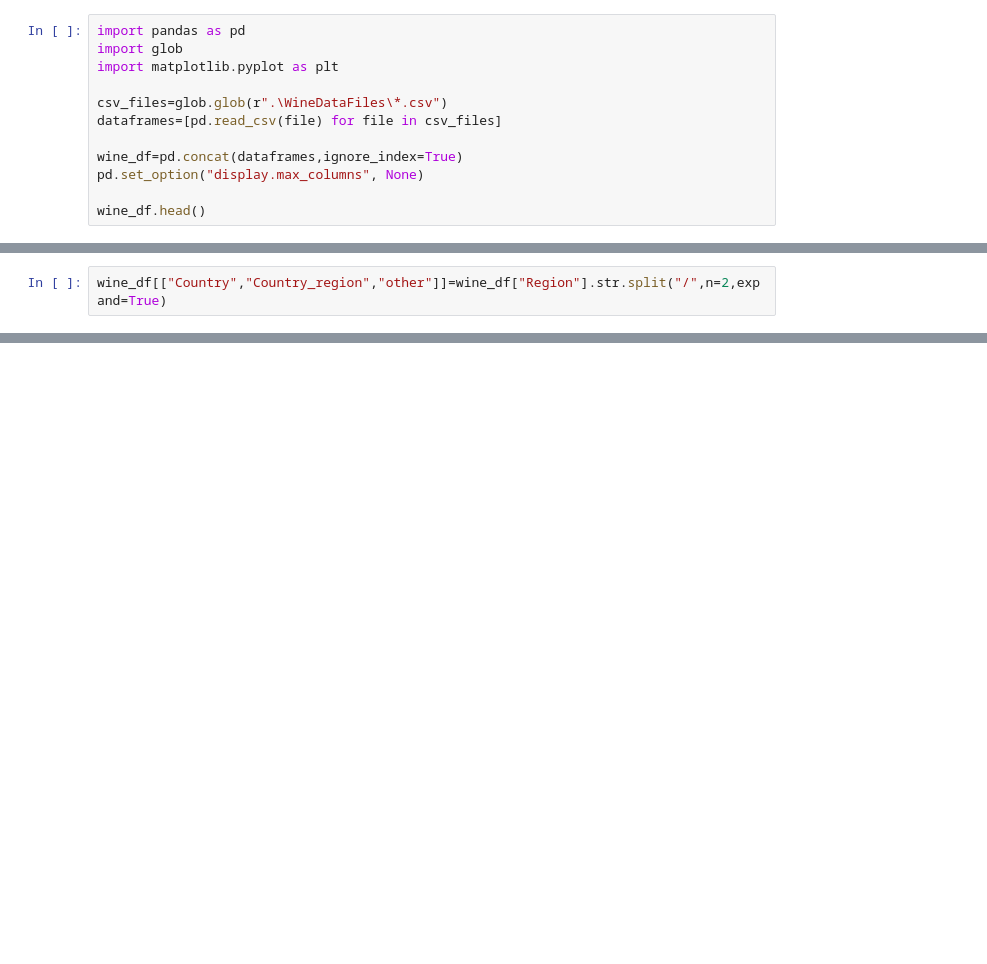
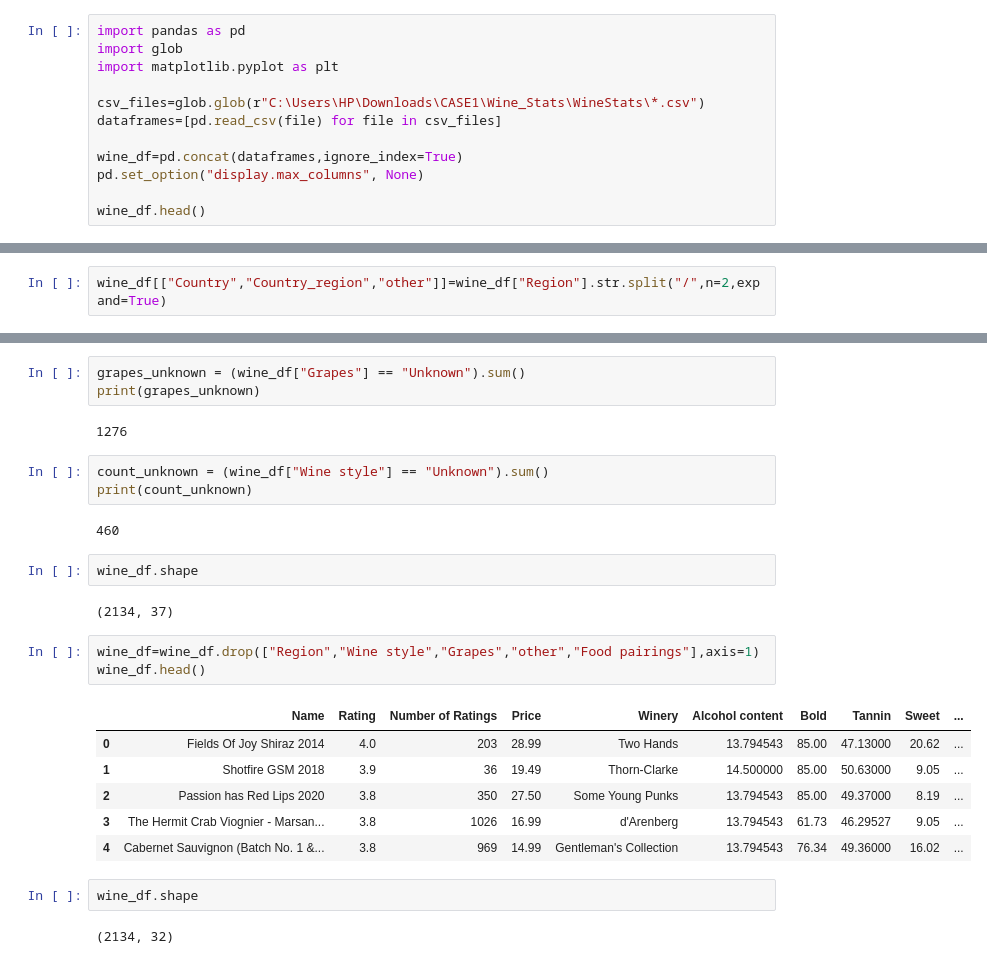
Before and after one commit to SenuriDulanji/WineCaseStudy, a Jupyter notebook: Wine_Stats/Task1.ipynb, the cells around one changed output, grey strips where cells are left out. Cells and saved outputs as stored; diff of their text form; blank space fills up the shorter version.

```diff
--- a/Wine_Stats/Task1.ipynb
+++ b/Wine_Stats/Task1.ipynb
@@ -3,7 +3,7 @@ import pandas as pd
 import glob
 import matplotlib.pyplot as plt
 
-csv_files=glob.glob(r".\WineDataFiles\*.csv")
+csv_files=glob.glob(r"C:\Users\HP\Downloads\CASE1\Wine_Stats\WineStats\*.csv")
 dataframes=[pd.read_csv(file) for file in csv_files]
 
 wine_df=pd.concat(dataframes,ignore_index=True)
@@ -229,0 +242,28 @@ wine_df.head()
+# %%
+grapes_unknown = (wine_df["Grapes"] == "Unknown").sum()
+print(grapes_unknown)
+# %% [output]
+1276
+# %%
+count_unknown = (wine_df["Wine style"] == "Unknown").sum()
+print(count_unknown)
+# %% [output]
+460
+# %%
+wine_df.shape
+# %% [output]
+(2134, 37)
+# %%
+wine_df=wine_df.drop(["Region","Wine style","Grapes","other","Food pairings"],axis=1)
+wine_df.head()
+# %% [output]
+|  | Name | Rating | Number of Ratings | Price | Winery | Alcohol content | Bold | Tannin | Sweet | ... |
+| 0 | Fields Of Joy Shiraz 2014 | 4.0 | 203 | 28.99 | Two Hands | 13.794543 | 85.00 | 47.13000 | 20.62 | ... |
+| 1 | Shotfire GSM 2018 | 3.9 | 36 | 19.49 | Thorn-Clarke | 14.500000 | 85.00 | 50.63000 | 9.05 | ... |
+| 2 | Passion has Red Lips 2020 | 3.8 | 350 | 27.50 | Some Young Punks | 13.794543 | 85.00 | 49.37000 | 8.19 | ... |
+| 3 | The Hermit Crab Viognier - Marsan... | 3.8 | 1026 | 16.99 | d'Arenberg | 13.794543 | 61.73 | 46.29527 | 9.05 | ... |
+| 4 | Cabernet Sauvignon (Batch No. 1 &... | 3.8 | 969 | 14.99 | Gentleman's Collection | 13.794543 | 76.34 | 49.36000 | 16.02 | ... |
+# %%
+wine_df.shape
+# %% [output]
+(2134, 32)
```
Also changed, not shown: parts of 6 cells of this notebook.
